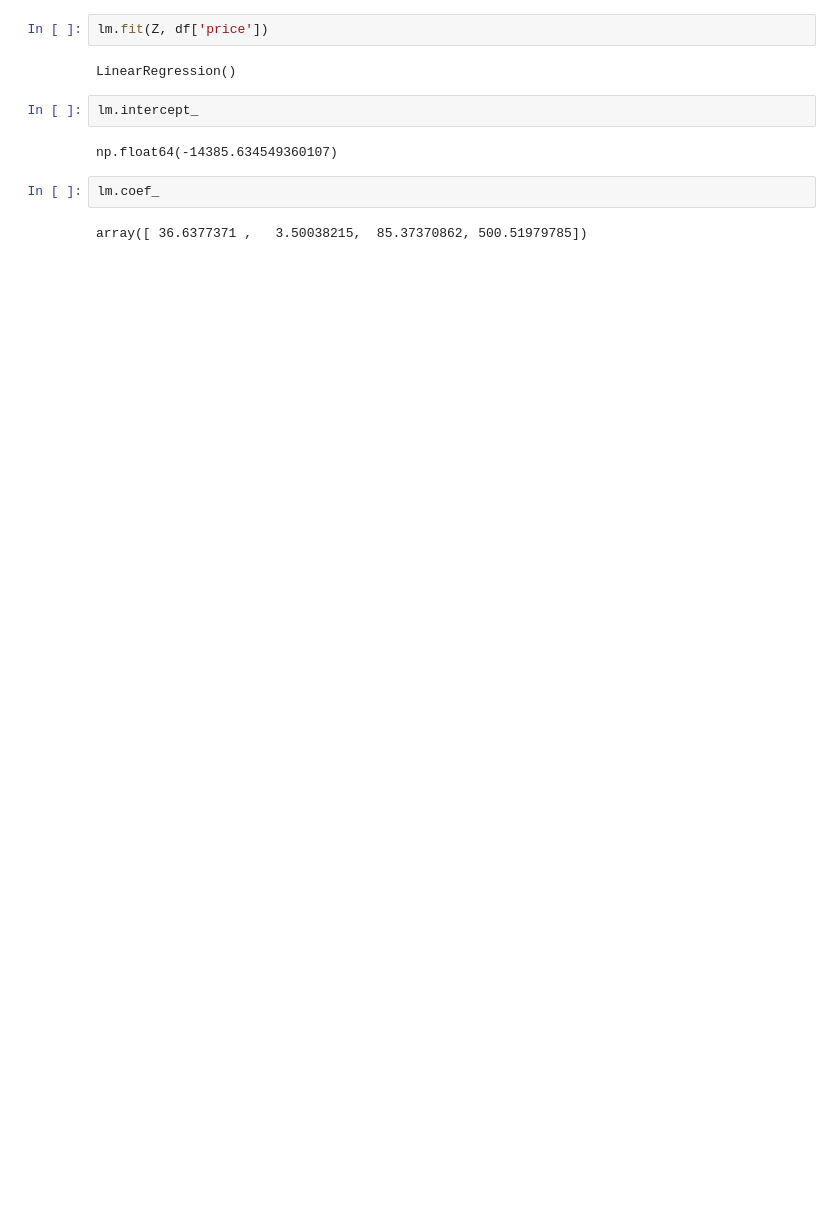
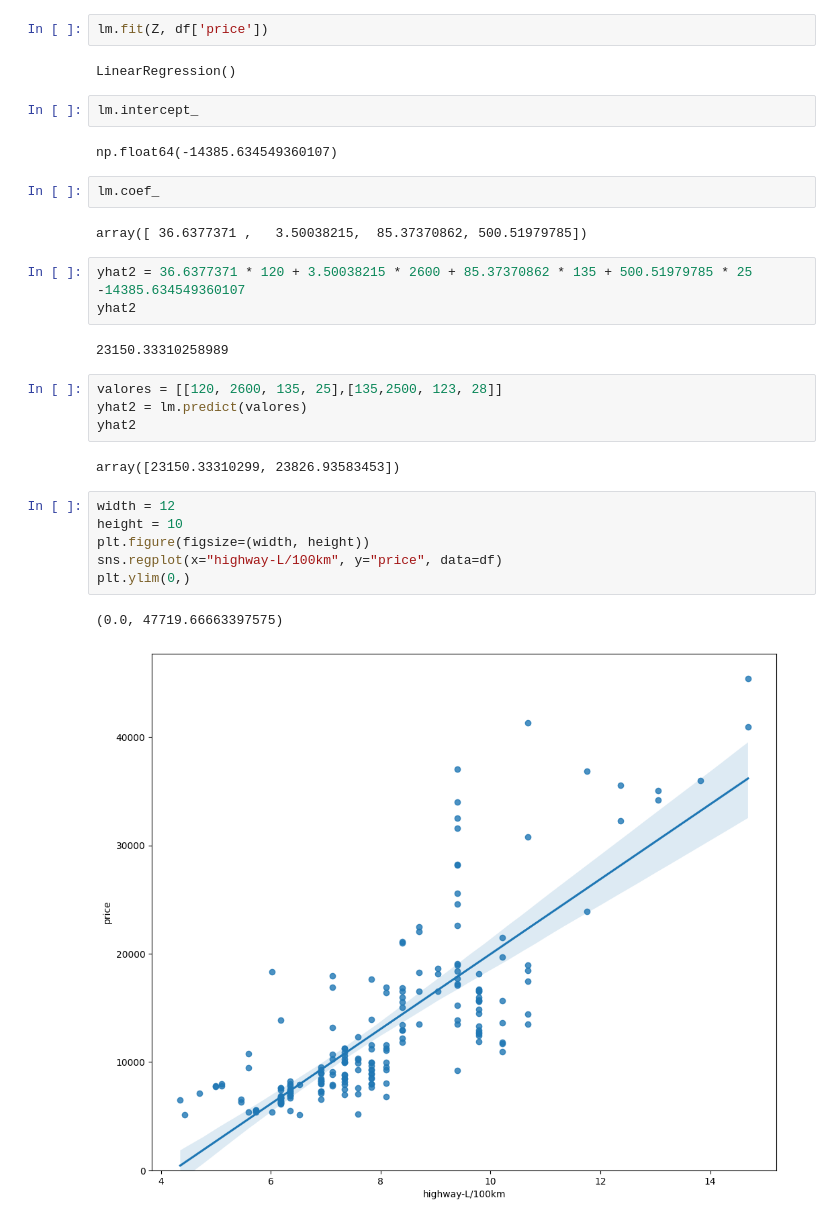
Before and after one commit to RicardoVilla0/MachineLearning, a Jupyter notebook: Unidad 2/practica_2.ipynb, the cells around one changed output. Drawn from its saved outputs; the diff is of its cells as text; blank space fills up the shorter version.

```diff
--- a/Unidad 2/practica_2.ipynb
+++ b/Unidad 2/practica_2.ipynb
@@ -151,3 +151,23 @@ np.float64(-14385.634549360107)
 lm.coef_
 # %% [output]
 array([ 36.6377371 ,   3.50038215,  85.37370862, 500.51979785])
+# %%
+yhat2 = 36.6377371 * 120 + 3.50038215 * 2600 + 85.37370862 * 135 + 500.51979785 * 25 -14385.634549360107
+yhat2
+# %% [output]
+23150.33310258989
+# %%
+valores = [[120, 2600, 135, 25],[135,2500, 123, 28]]
+yhat2 = lm.predict(valores)
+yhat2
+# %% [output]
+array([23150.33310299, 23826.93583453])
+# %%
+width = 12
+height = 10
+plt.figure(figsize=(width, height))
+sns.regplot(x="highway-L/100km", y="price", data=df)
+plt.ylim(0,)
+# %% [output]
+(0.0, 47719.66663397575)
+[figure, added]
```
Also changed, not shown: parts of 4 cells of this notebook.
